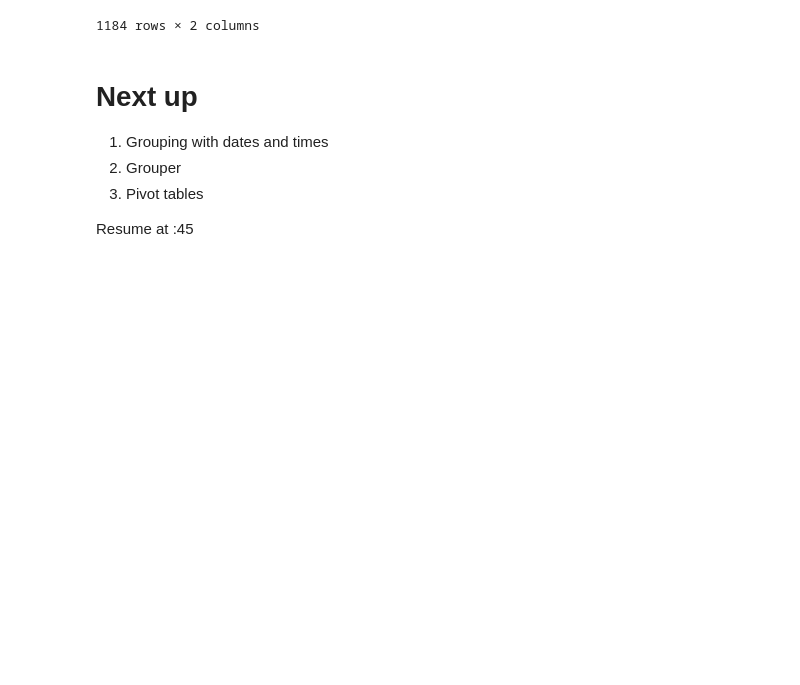
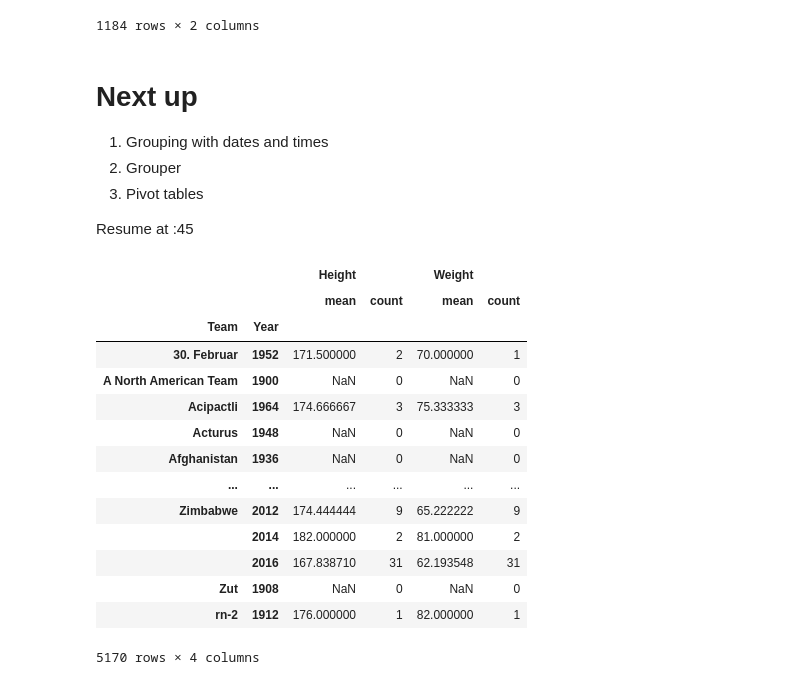
Before and after one commit to opagani/2024-08Aug-21-grouping, a Jupyter notebook: LernerPython - 2024-08Aug-21-grouping.ipynb, the cells around one changed output. Cells and saved outputs as stored; diff of their text form; code cells hidden in the pictures; blank space fills up the shorter version.

```diff
--- a/LernerPython - 2024-08Aug-21-grouping.ipynb
+++ b/LernerPython - 2024-08Aug-21-grouping.ipynb
@@ -475,3 +475,26 @@ We then pass to `agg` a list of strings, each being the name of an aggregation m
 3. Pivot tables
 
 Resume at :45
+# %%
+(
+    df
+    .groupby(['Team', 'Year'])    # multiple categorical columns
+    [['Height', 'Weight']]        # multiple numeric columns
+    .agg(['mean', 'count'])       # multiple methods
+)
+# %% [output]
+|  |  | Height |  | Weight |  |
+|  |  | mean | count | mean | count |
+| Team | Year |  |  |  |  |
+| 30. Februar | 1952 | 171.500000 | 2 | 70.000000 | 1 |
+| A North American Team | 1900 | NaN | 0 | NaN | 0 |
+| Acipactli | 1964 | 174.666667 | 3 | 75.333333 | 3 |
+| Acturus | 1948 | NaN | 0 | NaN | 0 |
+| Afghanistan | 1936 | NaN | 0 | NaN | 0 |
+| ... | ... | ... | ... | ... | ... |
+| Zimbabwe | 2012 | 174.444444 | 9 | 65.222222 | 9 |
+|  | 2014 | 182.000000 | 2 | 81.000000 | 2 |
+|  | 2016 | 167.838710 | 31 | 62.193548 | 31 |
+| Zut | 1908 | NaN | 0 | NaN | 0 |
+| rn-2 | 1912 | 176.000000 | 1 | 82.000000 | 1 |
+5170 rows × 4 columns
```
